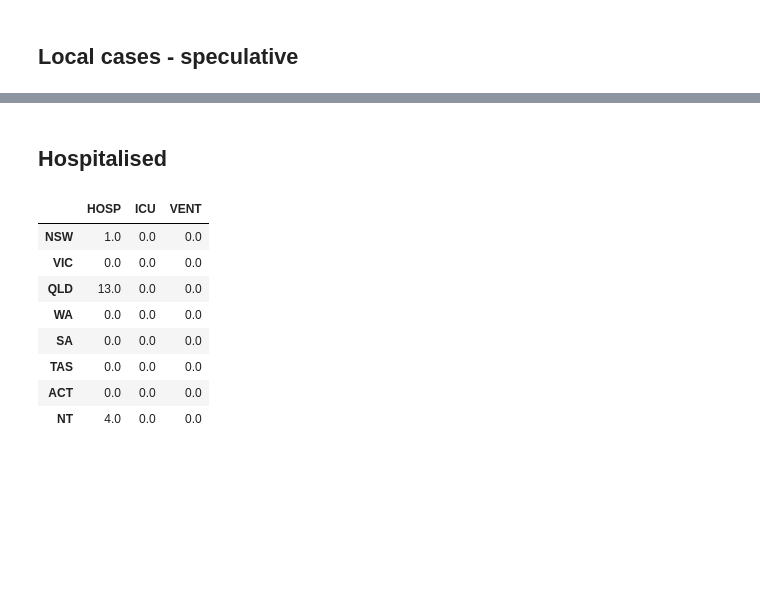
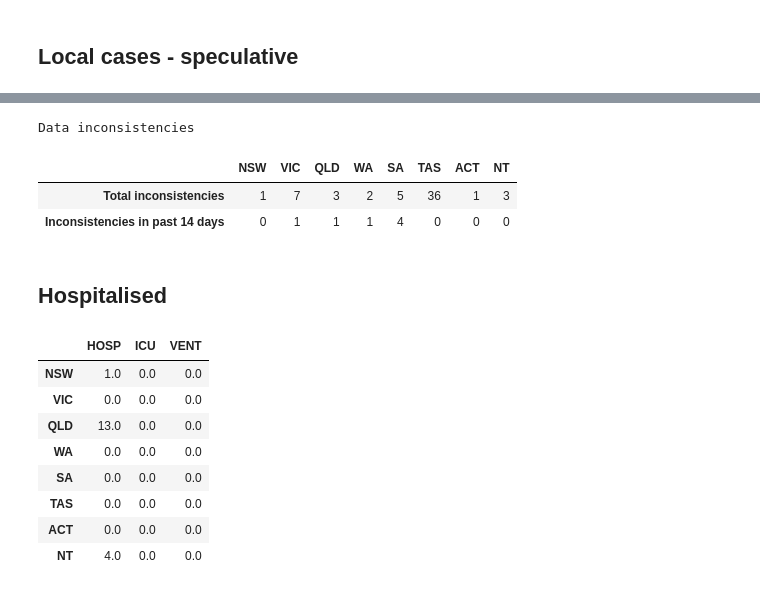
Before and after one commit to bpalmer4/Covid-19, a Jupyter notebook: notebooks/Covid-Australia-2.ipynb, the cells around one changed output, grey strips where cells are left out. Drawn from its saved outputs; the diff is of its cells as text; code cells hidden in the pictures; blank space fills up the shorter version.

```diff
--- a/notebooks/Covid-Australia-2.ipynb
+++ b/notebooks/Covid-Australia-2.ipynb
@@ -138,3 +140,7 @@ def get_national_col(d: Dict[str, pd.DataFrame], col: str)-> pd.DataFrame:
+# %%
+states = ['nsw', 'vic', 'qld', 'wa', 'sa', 'tas', 'act', 'nt']
+url_stem = 'https://covidlive.com.au/report/daily-cases/'
+cases_all = get_dict_of_frames(url_stem, states)
 # %% [markdown]
 ## Active Cases
 # %%
@@ -429,3 +439,39 @@ dtype: float64
+# %%
+# Compare the source of infection (SOI) totals
+# with total daily cases. These should be equal
+# for every day (where both have been collected).
+# Where they are not equal it indicates data
+# consistency problems between the different
+# collections. I wrote this comparison because
+# I have found occasions where the SOI data
+# implies local transmission on days when the SOI
+# data totals are inconsistent with the daily
+# case tallies. I occasionally get implied local
+# transmissions on days where states say there
+# have been no local transmissions.
+
+issues = {}
+issues_last_week = {}
+RECENT = 14
+for state, frame in cases_all.items():
+    infections = infection_all[state].sum(axis=1)
+    cases = frame['CASES'].loc[infections.index]
+    issues[state] = (cases != infections).sum()
+    issues_last_week[state] = ((cases != infections)
+                               [-RECENT:].sum())
+
+report = pd.DataFrame([issues, issues_last_week],
+                      index=['Total inconsistencies',
+                             'Inconsistencies in past '
+                             f'{RECENT} days'])
+
+print('Data inconsistencies')
+report
+# %% [output]
+Data inconsistencies
+|  | NSW | VIC | QLD | WA | SA | TAS | ACT | NT |
+| Total inconsistencies | 1 | 7 | 3 | 2 | 5 | 36 | 1 | 3 |
+| Inconsistencies in past 14 days | 0 | 1 | 1 | 1 | 4 | 0 | 0 | 0 |
 # %%
 # Historic local daily in Vic in May, June and July 2020
 # Also NSW in December 2020
```
Also changed, not shown: parts of 9 cells of this notebook.
